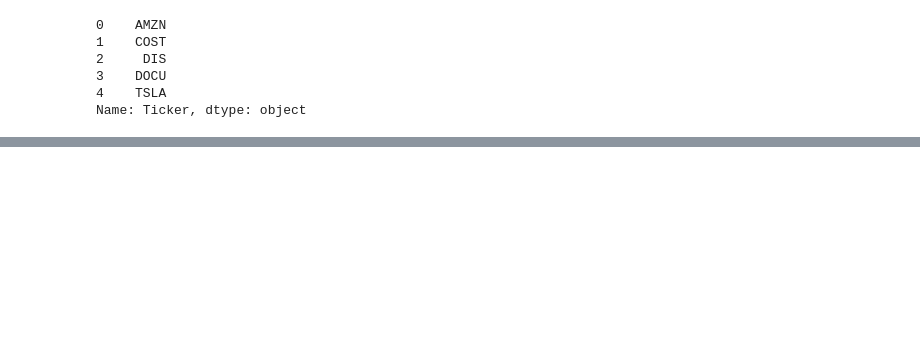
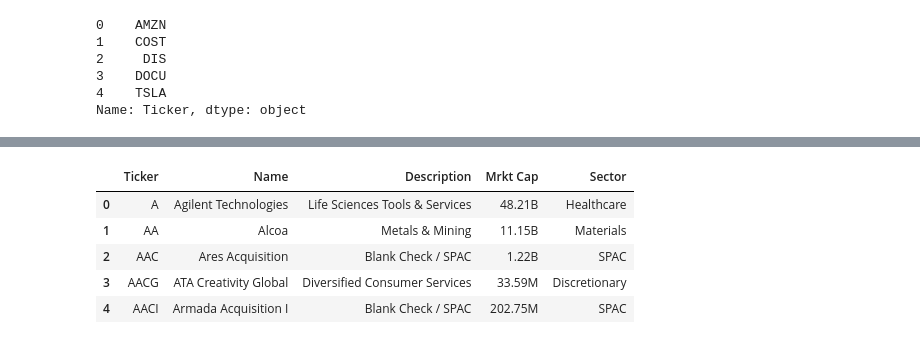
Before and after one commit to emily1618/Data-Portfolio, a Jupyter notebook: Investment.ipynb, the cells around one changed output, grey strips where cells are left out. Saved outputs shown, nothing was run; the diff lists cells and outputs as text; code cells hidden in the pictures; blank space fills up the shorter version.

```diff
--- a/Investment.ipynb
+++ b/Investment.ipynb
@@ -395,3 +396,14 @@ costco = get_stock_df_from_csv('COST')
 get_ichimoku(costco)
 # %% [output]
 [interactive output not drawn]
+# %%
+sec_df = pd.read_csv('/content/big_stock_sectors.csv')
+# %%
+sec_df.head()
+# %% [output]
+|  | Ticker | Name | Description | Mrkt Cap | Sector |
+| 0 | A | Agilent Technologies | Life Sciences Tools & Services | 48.21B | Healthcare |
+| 1 | AA | Alcoa | Metals & Mining | 11.15B | Materials |
+| 2 | AAC | Ares Acquisition | Blank Check / SPAC | 1.22B | SPAC |
+| 3 | AACG | ATA Creativity Global | Diversified Consumer Services | 33.59M | Discretionary |
+| 4 | AACI | Armada Acquisition I | Blank Check / SPAC | 202.75M | SPAC |
```
Also changed, not shown: parts of 16 cells of this notebook.
